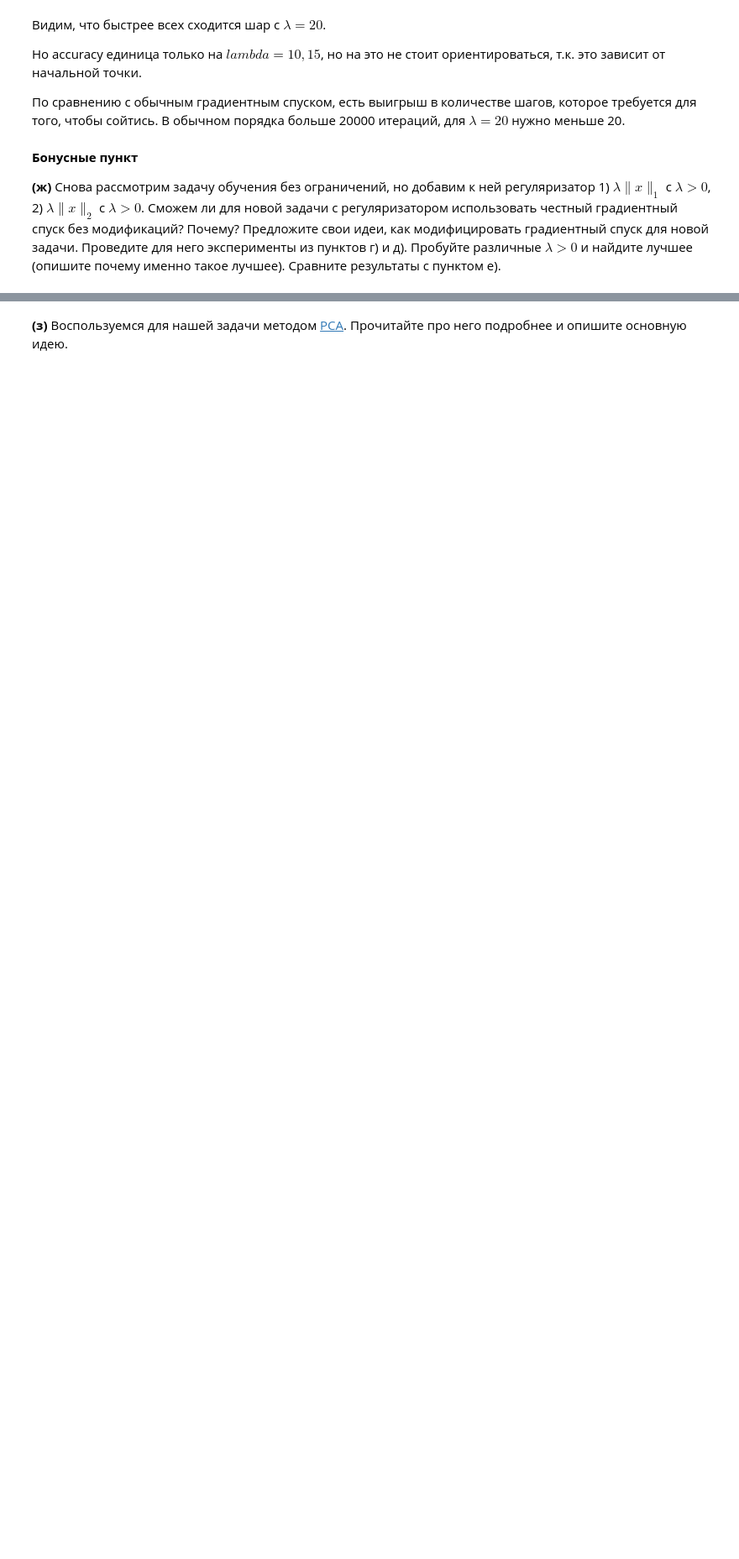
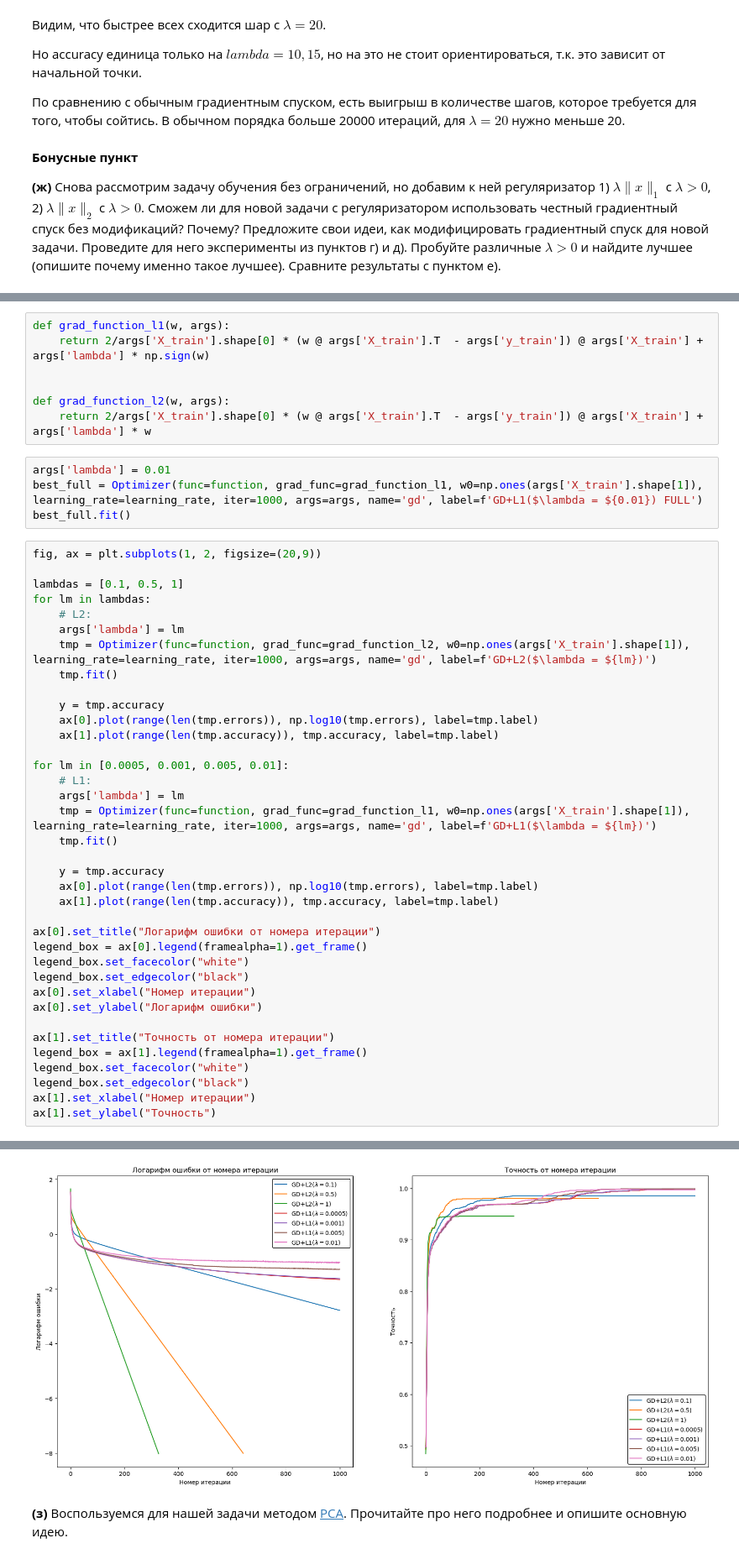
Before and after one commit to kreininmv/Applied-optimization, a Jupyter notebook: Homework/Kreinin_Matvei_Optimization_HW_2.ipynb, the cells around one changed output, grey strips where cells are left out. Shown at 84% size. Saved outputs shown, nothing was run; the diff lists cells and outputs as text; blank space fills up the shorter version.

```diff
--- a/Homework/Kreinin_Matvei_Optimization_HW_2.ipynb
+++ b/Homework/Kreinin_Matvei_Optimization_HW_2.ipynb
@@ -562,0 +590,49 @@ __(ж)__ Снова рассмотрим задачу обучения без о
+# %%
+def grad_function_l1(w, args):
+    return 2/args['X_train'].shape[0] * (w @ args['X_train'].T  - args['y_train']) @ args['X_train'] + args['lambda'] * np.sign(w)
+
+
+def grad_function_l2(w, args):
+    return 2/args['X_train'].shape[0] * (w @ args['X_train'].T  - args['y_train']) @ args['X_train'] + args['lambda'] * w
+# %%
+args['lambda'] = 0.01
+best_full = Optimizer(func=function, grad_func=grad_function_l1, w0=np.ones(args['X_train'].shape[1]), learning_rate=learning_rate, iter=1000, args=args, name='gd', label=f'GD+L1($\lambda = ${0.01}) FULL')
+best_full.fit()
+# %%
+fig, ax = plt.subplots(1, 2, figsize=(20,9))
+
+lambdas = [0.1, 0.5, 1]
+for lm in lambdas:
+    # L2:
+    args['lambda'] = lm
+    tmp = Optimizer(func=function, grad_func=grad_function_l2, w0=np.ones(args['X_train'].shape[1]), learning_rate=learning_rate, iter=1000, args=args, name='gd', label=f'GD+L2($\lambda = ${lm})')
+    tmp.fit()
+
+    y = tmp.accuracy
+    ax[0].plot(range(len(tmp.errors)), np.log10(tmp.errors), label=tmp.label)
+    ax[1].plot(range(len(tmp.accuracy)), tmp.accuracy, label=tmp.label)
+
+for lm in [0.0005, 0.001, 0.005, 0.01]:
+    # L1:
+    args['lambda'] = lm
+    tmp = Optimizer(func=function, grad_func=grad_function_l1, w0=np.ones(args['X_train'].shape[1]), learning_rate=learning_rate, iter=1000, args=args, name='gd', label=f'GD+L1($\lambda = ${lm})')
+    tmp.fit()
+
+    y = tmp.accuracy
+    ax[0].plot(range(len(tmp.errors)), np.log10(tmp.errors), label=tmp.label)
+    ax[1].plot(range(len(tmp.accuracy)), tmp.accuracy, label=tmp.label)
+
+ax[0].set_title("Логарифм ошибки от номера итерации")
+legend_box = ax[0].legend(framealpha=1).get_frame()
+legend_box.set_facecolor("white")
+legend_box.set_edgecolor("black")
+ax[0].set_xlabel("Номер итерации")
+ax[0].set_ylabel("Логарифм ошибки")
+
+ax[1].set_title("Точность от номера итерации")
+legend_box = ax[1].legend(framealpha=1).get_frame()
+legend_box.set_facecolor("white")
+legend_box.set_edgecolor("black")
+ax[1].set_xlabel("Номер итерации")
+ax[1].set_ylabel("Точность")
+# %% [output]
@@ -563,2 +640,3 @@ __(ж)__ Снова рассмотрим задачу обучения без о
+[figure, added]
 # %% [markdown]
 __(з)__ Воспользуемся для нашей задачи методом [PCA](https://ru.wikipedia.org/wiki/Метод_главных_компонент). Прочитайте про него подробнее и опишите основную идею.
```
Also changed, not shown: parts of 19 cells of this notebook, 5 other files.
